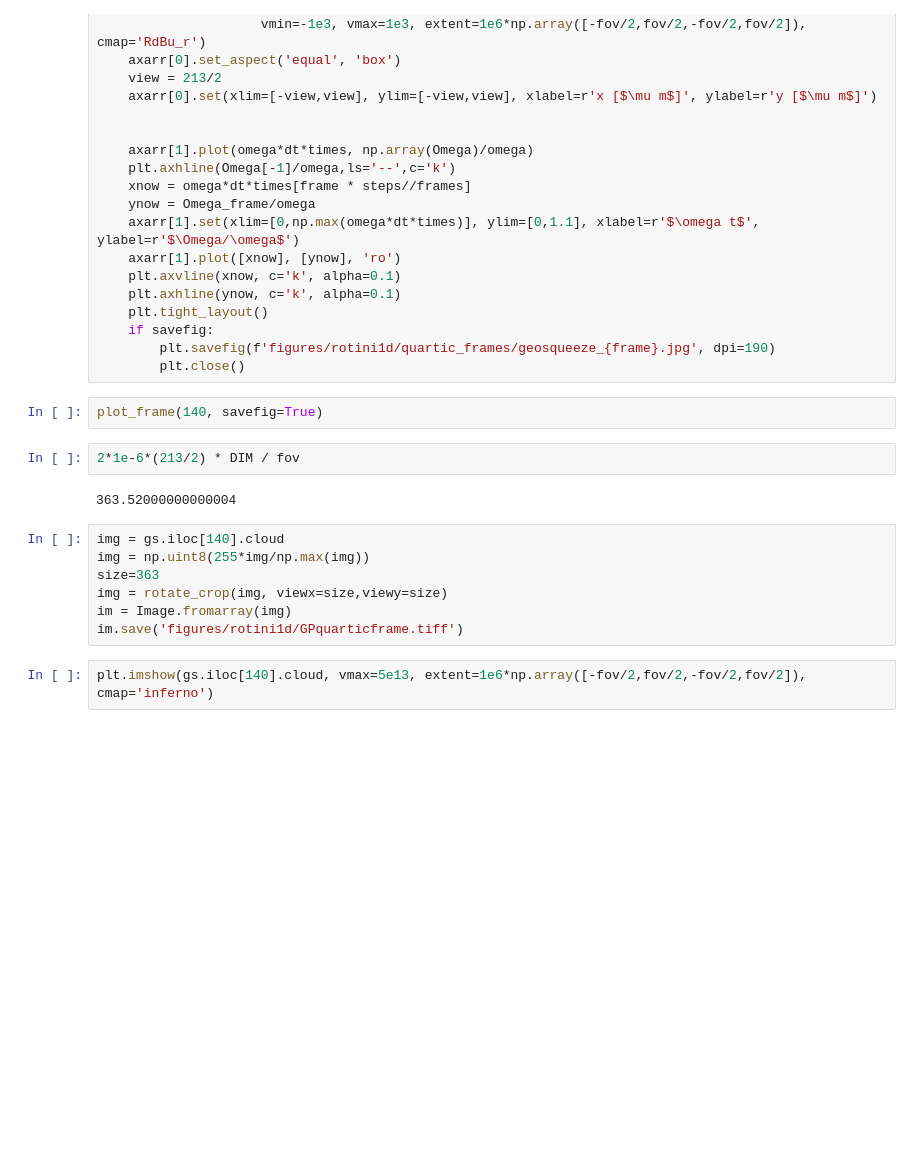
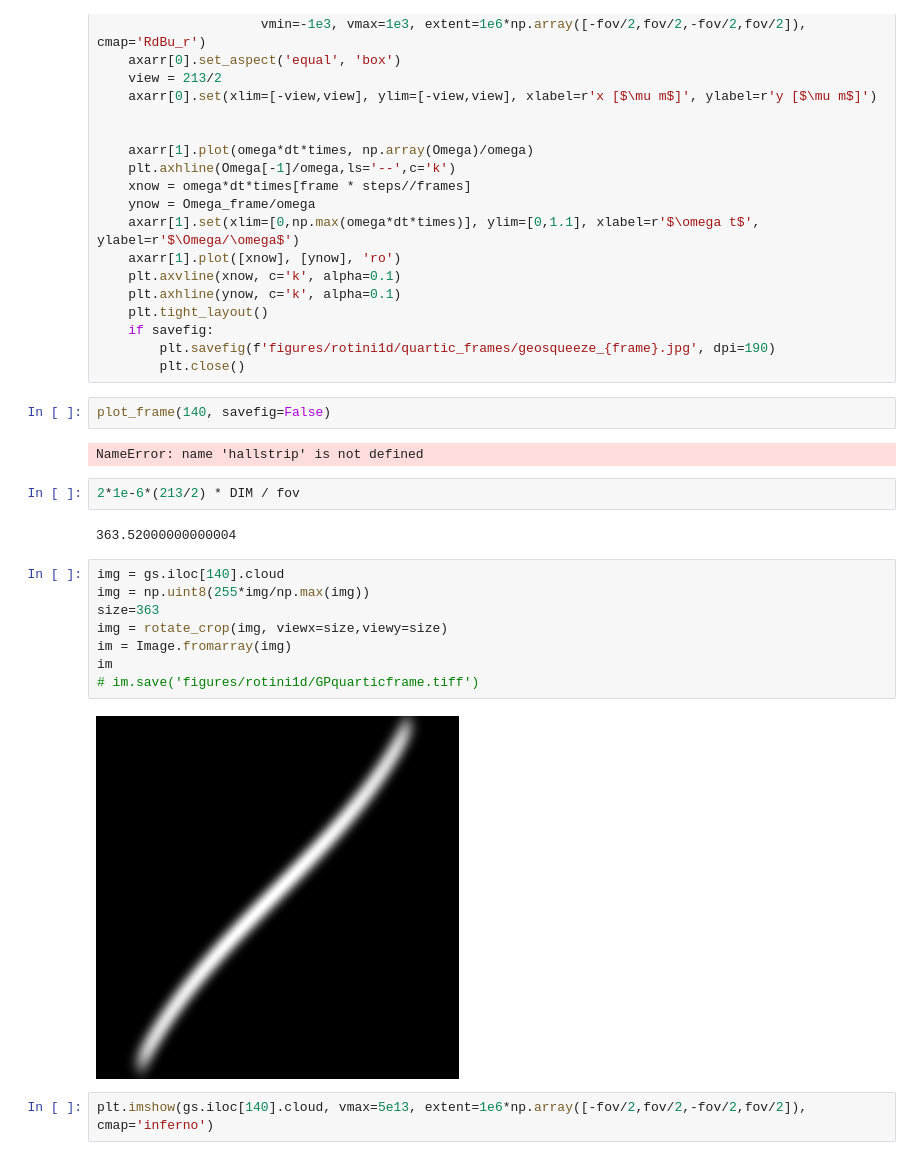
Before and after one commit to biswaroopmukherjee/condensate, a Jupyter notebook: notebooks/Hall strip.ipynb, the cells around one changed output. Cells and saved outputs as stored; diff of their text form; blank space fills up the shorter version.

```diff
--- a/notebooks/Hall strip.ipynb
+++ b/notebooks/Hall strip.ipynb
@@ -619,7 +619,9 @@ def plot_frame(frame, savefig=False):
         plt.savefig(f'figures/rotini1d/quartic_frames/geosqueeze_{frame}.jpg', dpi=190)
         plt.close()
 # %%
-plot_frame(140, savefig=True)
+plot_frame(140, savefig=False)
+# %% [output]
+NameError: name 'hallstrip' is not defined
 # %%
 2*1e-6*(213/2) * DIM / fov
 # %% [output]
@@ -627,10 +629,13 @@ plot_frame(140, savefig=True)
 # %%
 img = gs.iloc[140].cloud
 img = np.uint8(255*img/np.max(img))
 size=363
 img = rotate_crop(img, viewx=size,viewy=size)
 im = Image.fromarray(img)
-im.save('figures/rotini1d/GPquarticframe.tiff')
+im
+# im.save('figures/rotini1d/GPquarticframe.tiff')
+# %% [output]
+[figure, added]
 # %%
 plt.imshow(gs.iloc[140].cloud, vmax=5e13, extent=1e6*np.array([-fov/2,fov/2,-fov/2,fov/2]), cmap='inferno')
 # %% [output]
```
Also changed, not shown: 2 other files.
